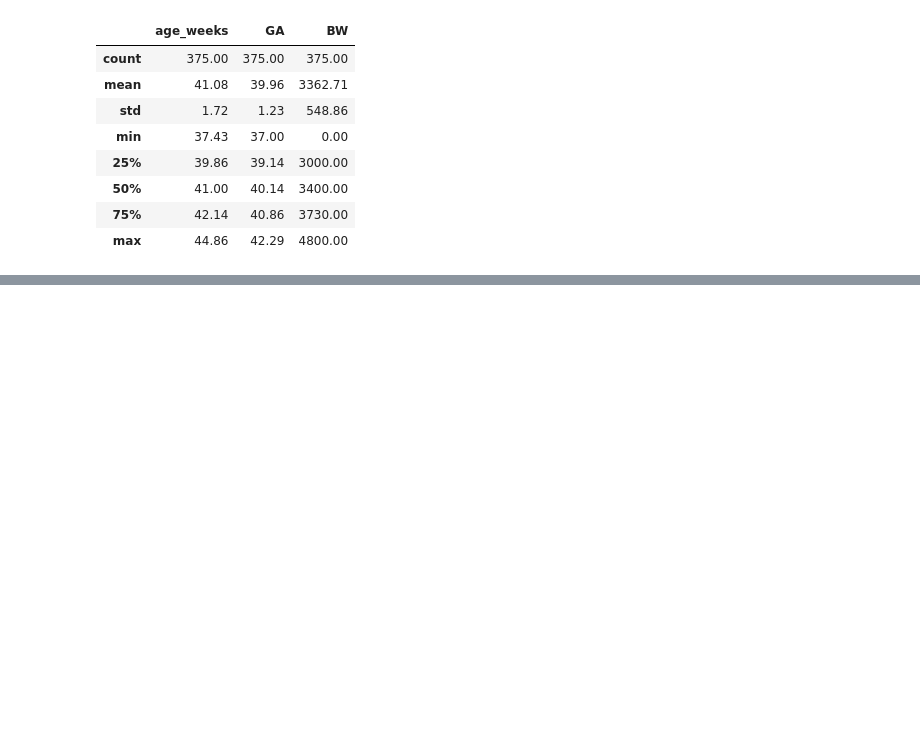
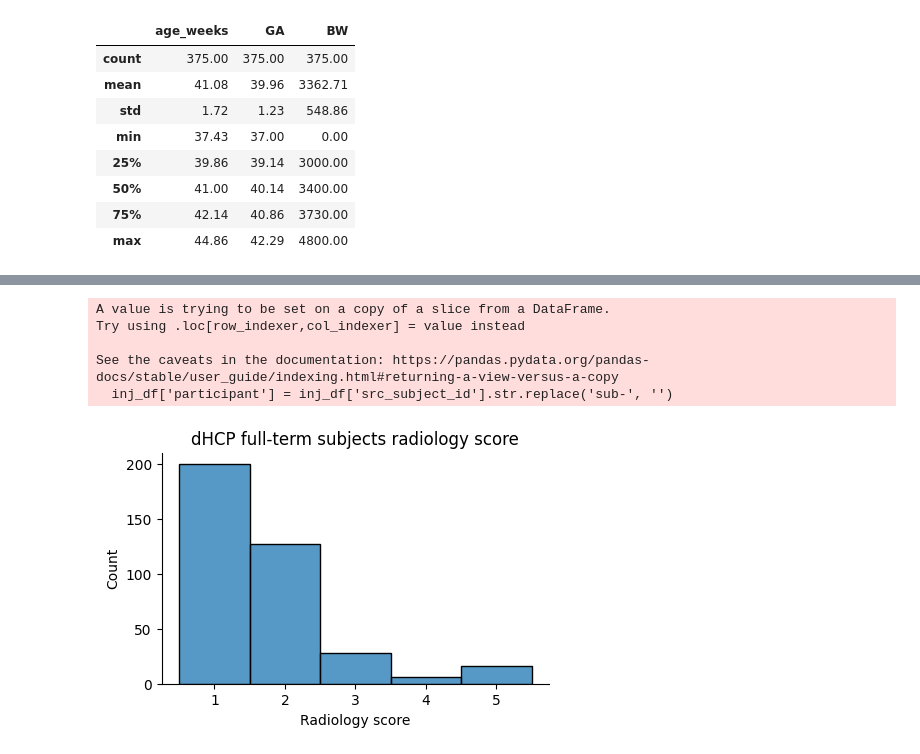
Before and after one commit to Melissa1909/preterm-brain-heterogeneity, a Jupyter notebook: 0.1_dataPrep_dHCP.ipynb, the cells around one changed output, grey strips where cells are left out. Saved outputs shown, nothing was run; the diff lists cells and outputs as text; code cells hidden in the pictures; blank space fills up the shorter version.

Commit message:
dHCP brain injury

```diff
--- a/0.1_dataPrep_dHCP.ipynb
+++ b/0.1_dataPrep_dHCP.ipynb
@@ -23,18 +23,19 @@ import glob
 import pandas as pd
 import numpy as np
 import matplotlib.pyplot as plt
+import seaborn as sns
 
 import subprocess
 from abagen import fetch_desikan_killiany
 
 import sys
 sys.path.append('code')
-from preprocessing import dhcp_aparcstats2table, strip_dhcp_id, clean_line, read_dhcp_18months, reorder_vars
+from preprocessing import dhcp_aparcstats2table, strip_dhcp_id, clean_line, read_dhcp_meta, reorder_vars
 
 
-mcribs_data_dir = 'data/dHCP/dhcp-MCRIBS'  # where MCRIBS parcellated data are saved
+mcribs_data_dir = 'data/dHCP/rel2/dhcp-MCRIBS'  # where MCRIBS parcellated data are saved
 
-dhcp_data_dir = 'data/dHCP'
+dhcp_data_dir = 'data/dHCP/rel2'
 dhcp_freesurfer_outputs = join(dhcp_data_dir, 'freesurfer')  # where all freesurfer outputs are stored
 dhcp_out = join(dhcp_data_dir, 'derivatives')  # where the adapted data will be stored
 os.makedirs(dhcp_out, exist_ok=True)
@@ -273,0 +283,30 @@ Name: sex, dtype: int64
+# %%
+# brain injury - neonatal scan
+injury = read_dhcp_meta('nnsi01.txt', dhcp_data_dir)
+inj_df = injury[['src_subject_id','radiology_score']]
+inj_df['participant'] = inj_df['src_subject_id'].str.replace('sub-', '')
+
+# merge with the main dataframe
+dhcp_final_cn = dhcp_final_cn.merge(inj_df, on='participant', how='inner')
+dhcp_final_pt = dhcp_final_pt.merge(inj_df, on='participant', how='inner')
+# %% [output]
+A value is trying to be set on a copy of a slice from a DataFrame.
+Try using .loc[row_indexer,col_indexer] = value instead
+
+See the caveats in the documentation: https://pandas.pydata.org/pandas-docs/stable/user_guide/indexing.html#returning-a-view-versus-a-copy
+  inj_df['participant'] = inj_df['src_subject_id'].str.replace('sub-', '')
+# %%
+# fullterm subjects
+dhcp_final_cn_hist = dhcp_final_cn.copy()
+dhcp_final_cn_hist = dhcp_final_cn_hist.sort_values(by='radiology_score')
+
+plt.figure(figsize=(5, 3))
+sns.histplot(dhcp_final_cn_hist['radiology_score'], bins=5)
+sns.despine()
+
+plt.xlabel('Radiology score')
+plt.ylabel('Count')
+plt.title('dHCP full-term subjects radiology score')
+plt.show()
+# %% [output]
+[figure, added]
```
Also changed, not shown: parts of 3 cells of this notebook, 1 other file.
